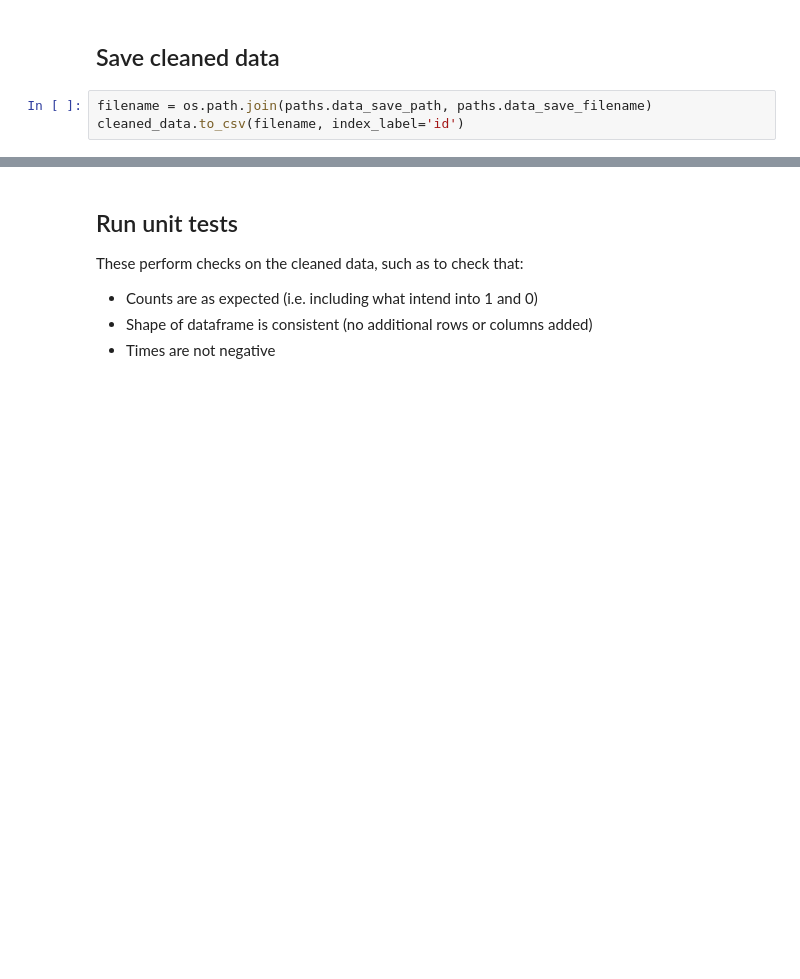
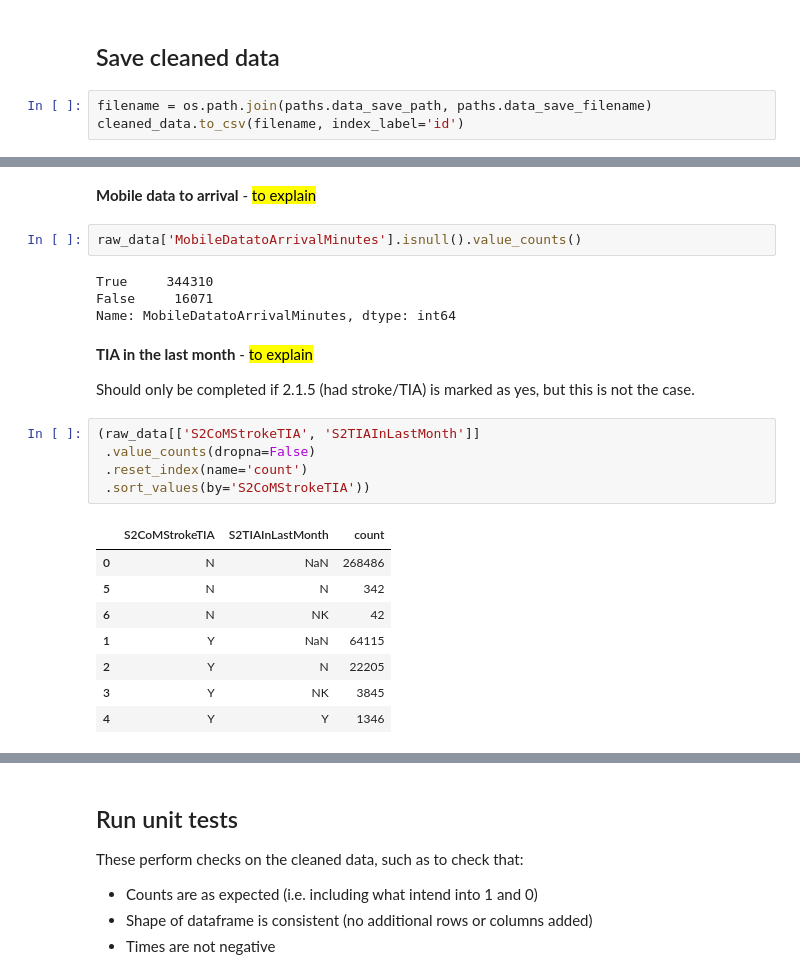
Before and after one commit to samuel-book/samuel_2_data_prep, a Jupyter notebook: 01_reformat_data.ipynb, the cells around one changed output, grey strips where cells are left out. Drawn from its saved outputs; the diff is of its cells as text; blank space fills up the shorter version.

Commit message:
Use of thrombectomy based on NaN rather than >0 so clearer. Moved all variables not used to end of notebook, and added record of them all, so we are explaining for each why not included

```diff
--- a/01_reformat_data.ipynb
+++ b/01_reformat_data.ipynb
@@ -383,0 +387,26 @@ cleaned_data.to_csv(filename, index_label='id')
+# %% [markdown]
+**Mobile data to arrival** - <mark>to explain</mark>
+# %%
+raw_data['MobileDatatoArrivalMinutes'].isnull().value_counts()
+# %% [output]
+True     344310
+False     16071
+Name: MobileDatatoArrivalMinutes, dtype: int64
+# %% [markdown]
+**TIA in the last month** - <mark>to explain</mark>
+
+Should only be completed if 2.1.5 (had stroke/TIA) is marked as yes, but this is not the case.
+# %%
+(raw_data[['S2CoMStrokeTIA', 'S2TIAInLastMonth']]
+ .value_counts(dropna=False)
+ .reset_index(name='count')
+ .sort_values(by='S2CoMStrokeTIA'))
+# %% [output]
+|  | S2CoMStrokeTIA | S2TIAInLastMonth | count |
+| 0 | N | NaN | 268486 |
+| 5 | N | N | 342 |
+| 6 | N | NK | 42 |
+| 1 | Y | NaN | 64115 |
+| 2 | Y | N | 22205 |
+| 3 | Y | NK | 3845 |
+| 4 | Y | Y | 1346 |
```
Also changed, not shown: parts of 16 cells of this notebook.
